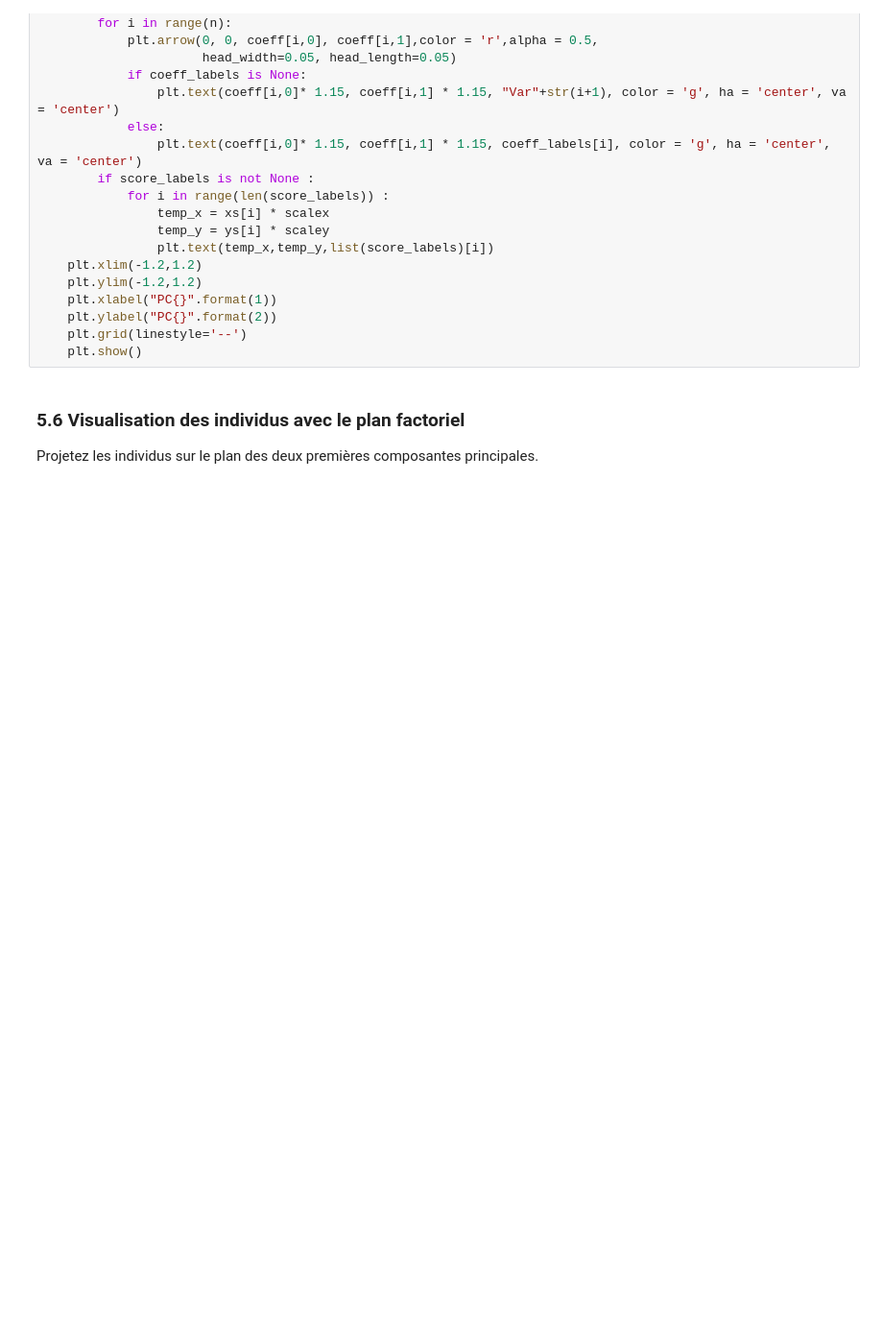
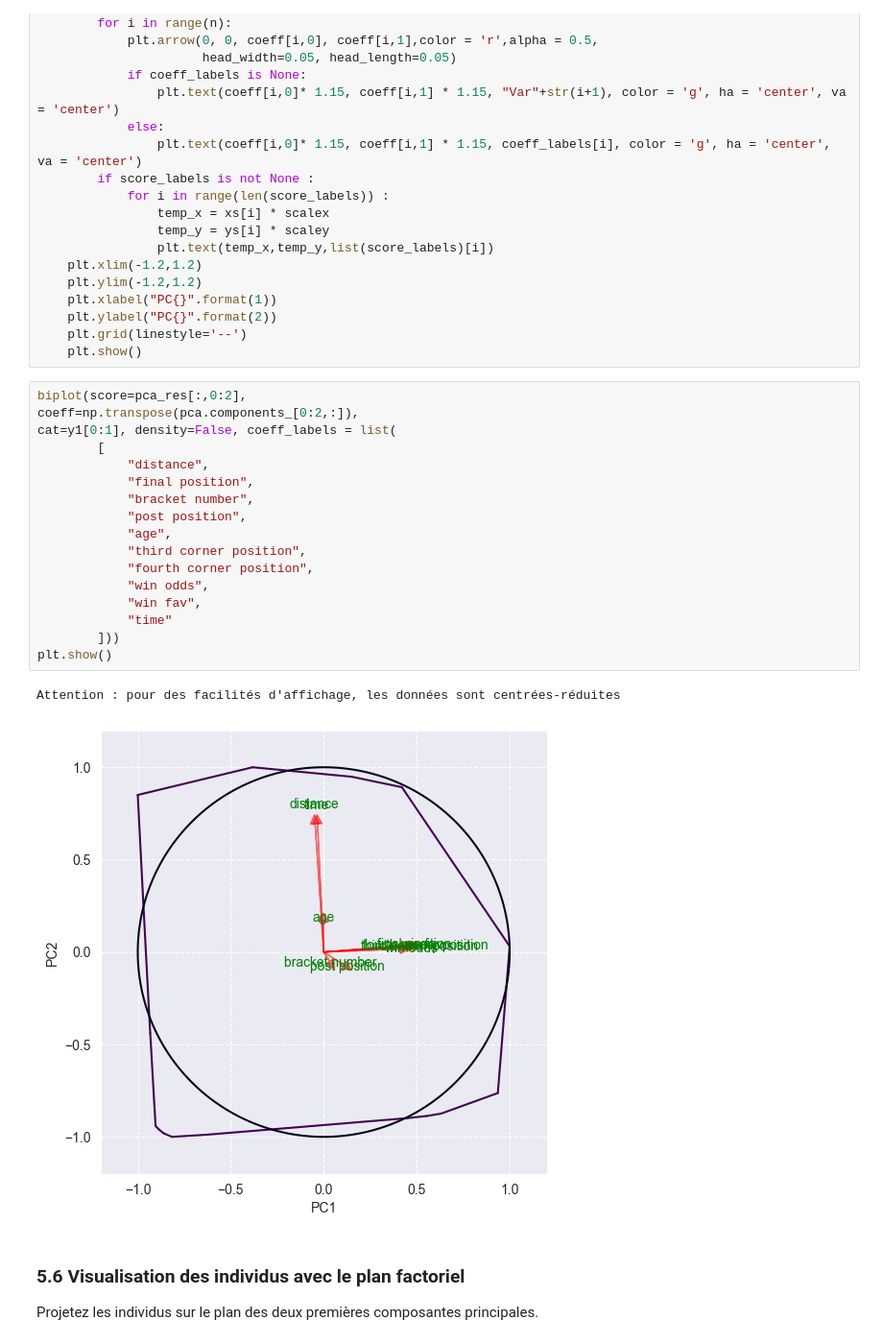
Before and after one commit to Arcthuruss/Glue-factory-analysis, a Jupyter notebook: Glue-Factory-Analysis.ipynb, the cells around one changed output. Shown at 96% size. Drawn from its saved outputs; the diff is of its cells as text; blank space fills up the shorter version.

Commit message:
reajout biplot

```diff
--- a/Glue-Factory-Analysis.ipynb
+++ b/Glue-Factory-Analysis.ipynb
@@ -345,6 +345,26 @@ def biplot(pca=[],x=None,y=None,components=[0,1],score=None,\
     plt.ylabel("PC{}".format(2))
     plt.grid(linestyle='--')
     plt.show()
+# %%
+biplot(score=pca_res[:,0:2],
+coeff=np.transpose(pca.components_[0:2,:]),
+cat=y1[0:1], density=False, coeff_labels = list(
+        [
+            "distance",
+            "final position",
+            "bracket number",
+            "post position",
+            "age",
+            "third corner position",
+            "fourth corner position",
+            "win odds",
+            "win fav",
+            "time"
+        ]))
+plt.show()
+# %% [output]
+Attention : pour des facilités d'affichage, les données sont centrées-réduites
+[figure, added]
 # %% [markdown]
 ### 5.6 Visualisation des individus avec le plan factoriel
 
```
